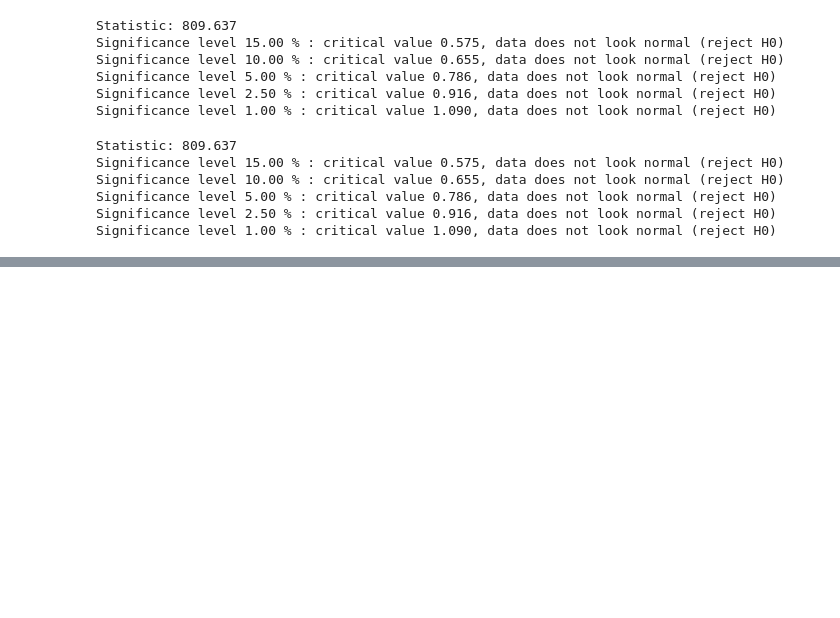
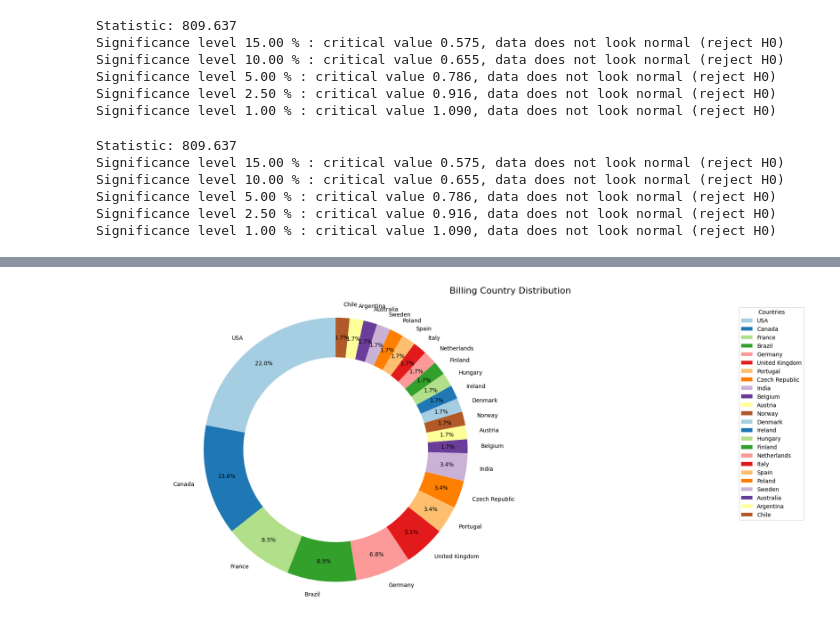
Before and after one commit to fahosseini79/Chinook_project, a Jupyter notebook: Final.ipynb, the cells around one changed output, grey strips where cells are left out. Cells and saved outputs as stored; diff of their text form; code cells hidden in the pictures; blank space fills up the shorter version.

```diff
--- a/Final.ipynb
+++ b/Final.ipynb
@@ -384,0 +429,37 @@ Significance level 1.00 % : critical value 1.090, data does not look normal (rej
+# %%
+# Count occurrences of each BillingCountry
+country_counts = customer['Country'].value_counts()
+
+# Create a pie chart
+plt.figure(figsize=(12, 8))
+
+# Plot with more spacing and larger font size
+plt.pie(
+    country_counts,
+    labels=country_counts.index,
+    autopct='%1.1f%%',
+    startangle=90,
+    colors=plt.cm.Paired.colors,
+    pctdistance=0.85,
+    labeldistance=1.1
+)
+
+# Draw a circle at the center of the pie chart to make it look like a donut
+centre_circle = plt.Circle((0, 0), 0.70, fc='white')
+fig = plt.gcf()
+fig.gca().add_artist(centre_circle)
+
+# Equal aspect ratio ensures that pie is drawn as a circle.
+plt.axis('equal')
+
+# Position the title at the top right
+plt.title('Billing Country Distribution', fontsize=16, loc='right', pad=20)
+
+plt.tight_layout()  # Adjust layout to make room for the labels
+
+# Optionally, add a legend for clearer labeling
+plt.legend(country_counts.index, title="Countries", bbox_to_anchor=(1, 0, 0.5, 1))
+
+plt.show()
+# %% [output]
+[figure, added]
```
Also changed, not shown: parts of 6 cells of this notebook.
